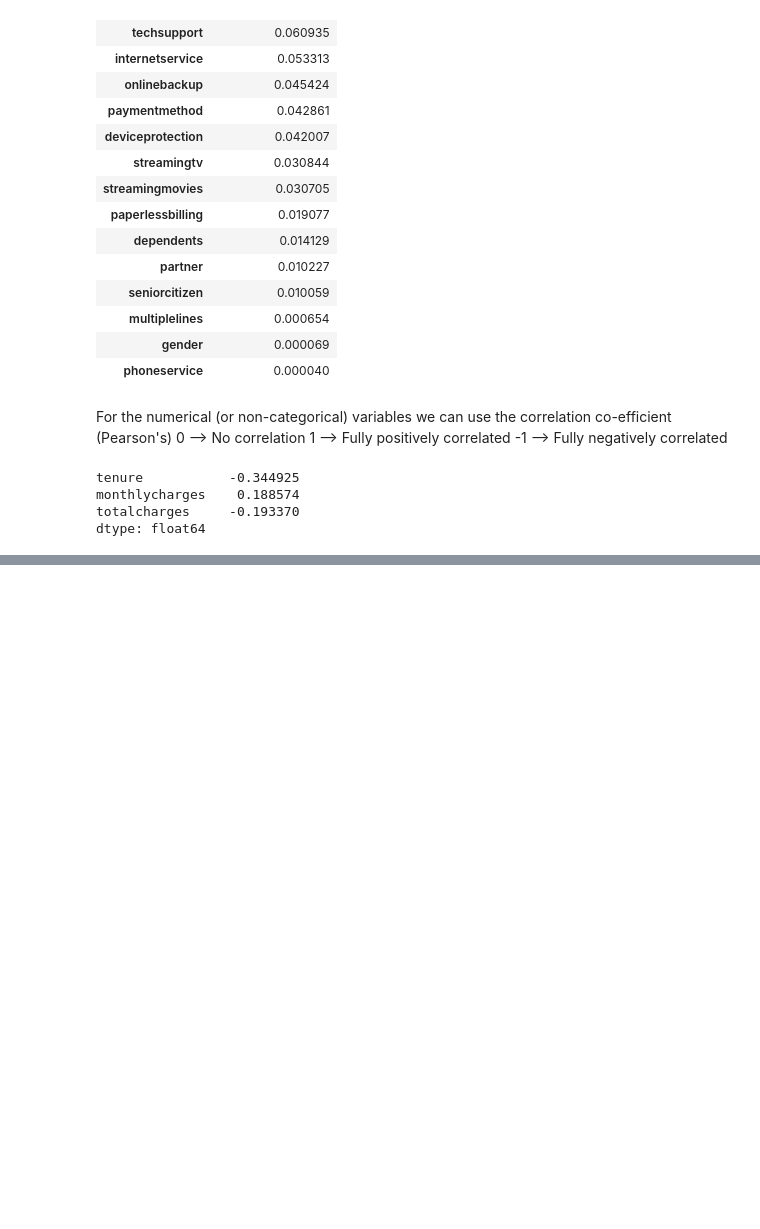
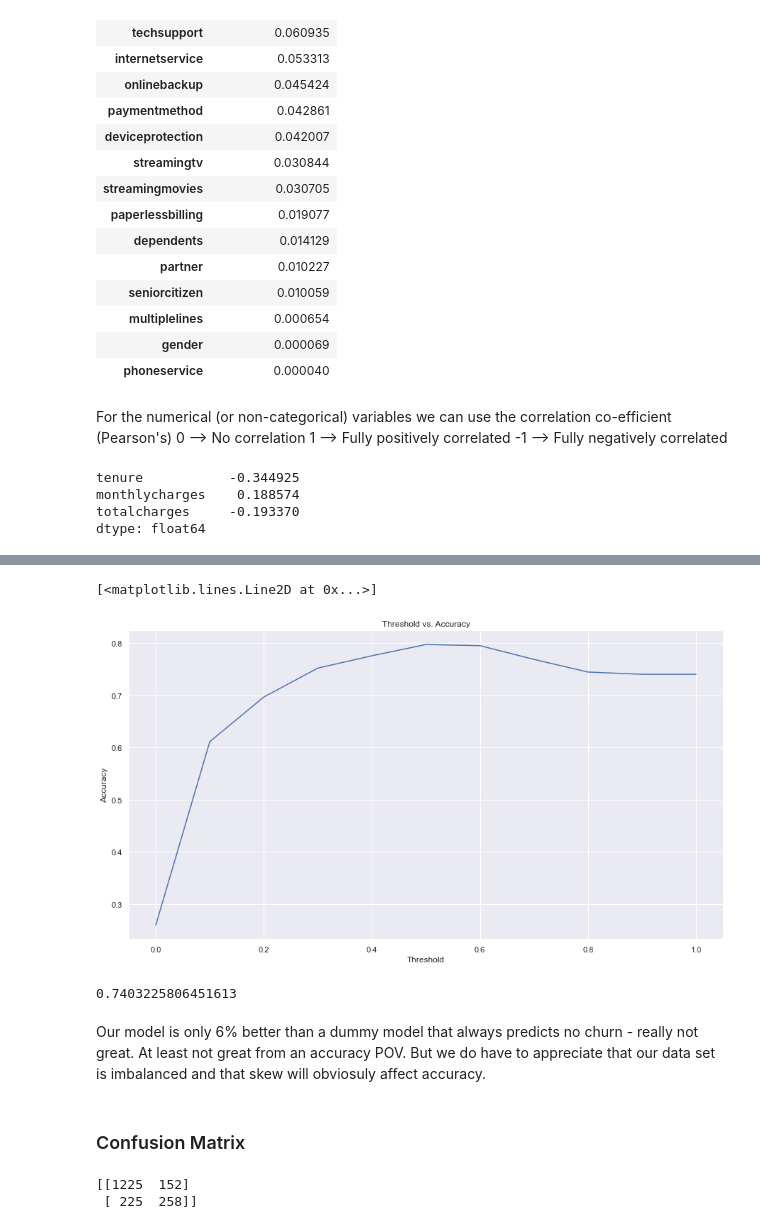
Before and after one commit to darren-king/Churn_Classification, a Jupyter notebook: Churn_Prediction.ipynb, the cells around one changed output, grey strips where cells are left out. Drawn from its saved outputs; the diff is of its cells as text; code cells hidden in the pictures; blank space fills up the shorter version.

Commit message:
Further Analysis
Analysing our model with TPR, FPR, ROC and AUC

```diff
--- a/Churn_Prediction.ipynb
+++ b/Churn_Prediction.ipynb
@@ -333,0 +379,5 @@ dtype: float64
+# %%
+# Define and fit our model on the training data
+
+model = LogisticRegression(solver='liblinear', random_state=42)
+model.fit(X_train, y_train)
@@ -333,0 +386,8 @@ dtype: float64
+# %%
+# Test it against the validation dataset
+
+val_dict = df_val[categorical + numerical].to_dict(orient='records')
+X_val = dict_vectoriser.transform(val_dict)
+
+y_pred = model.predict_proba(X_val)
+print(y_pred)
@@ -333,0 +478,6 @@ dtype: float64
+# %%
+# The accuracy on the validation set as we saw above - 80%
+
+y_pred = model.predict_proba(X_val)[:,1]
+churn = y_pred >= 0.5 # The accuracy is based on a 50% threshold
+(churn == y_val).mean()
@@ -333,0 +486,11 @@ dtype: float64
+# %%
+# Looking at an array of thresholds
+
+thresholds = np.linspace(0,1,11)
+accuracy_scores = []
+
+for threshold in thresholds:
+    churn = y_pred >= threshold
+    acc = accuracy_score(y_val, churn)
+    accuracy_scores.append(acc)
+    print("Accuracy: " , acc.round(4), " for a threshold of: ", threshold.round(1))
@@ -333,0 +509,21 @@ dtype: float64
+# %%
+fig, ax = plt.subplots()
+ax.set_title("Threshold vs. Accuracy")
+ax.set_xlabel("Threshold")
+ax.set_ylabel("Accuracy")
+ax.plot(thresholds, accuracy_scores)
+# %% [output]
+[<matplotlib.lines.Line2D at 0x...>]
+[figure, added]
+# %%
+# How does our model compare against a dummy baseline which always predicts no churn
+
+baseline = np.repeat(False, len(y_val))
+
+accuracy_score(baseline, y_val)
+# %% [output]
+0.7403225806451613
+# %% [markdown]
+Our model is only 6% better than a dummy model that always predicts no churn - really not great. At least not great from an accuracy POV. But we do have to appreciate that our data set is imbalanced and that skew will obviosuly affect accuracy.
+# %% [markdown]
+### Confusion Matrix
@@ -333,0 +545,6 @@ dtype: float64
+# %%
+confusionmatrix = np.array([[true_negative, false_positive], [false_negative, true_positive]])
+print(confusionmatrix)
+# %% [output]
+[[1225  152]
+ [ 225  258]]
```
Also changed, not shown: parts of 57 cells of this notebook, 2 other files.
